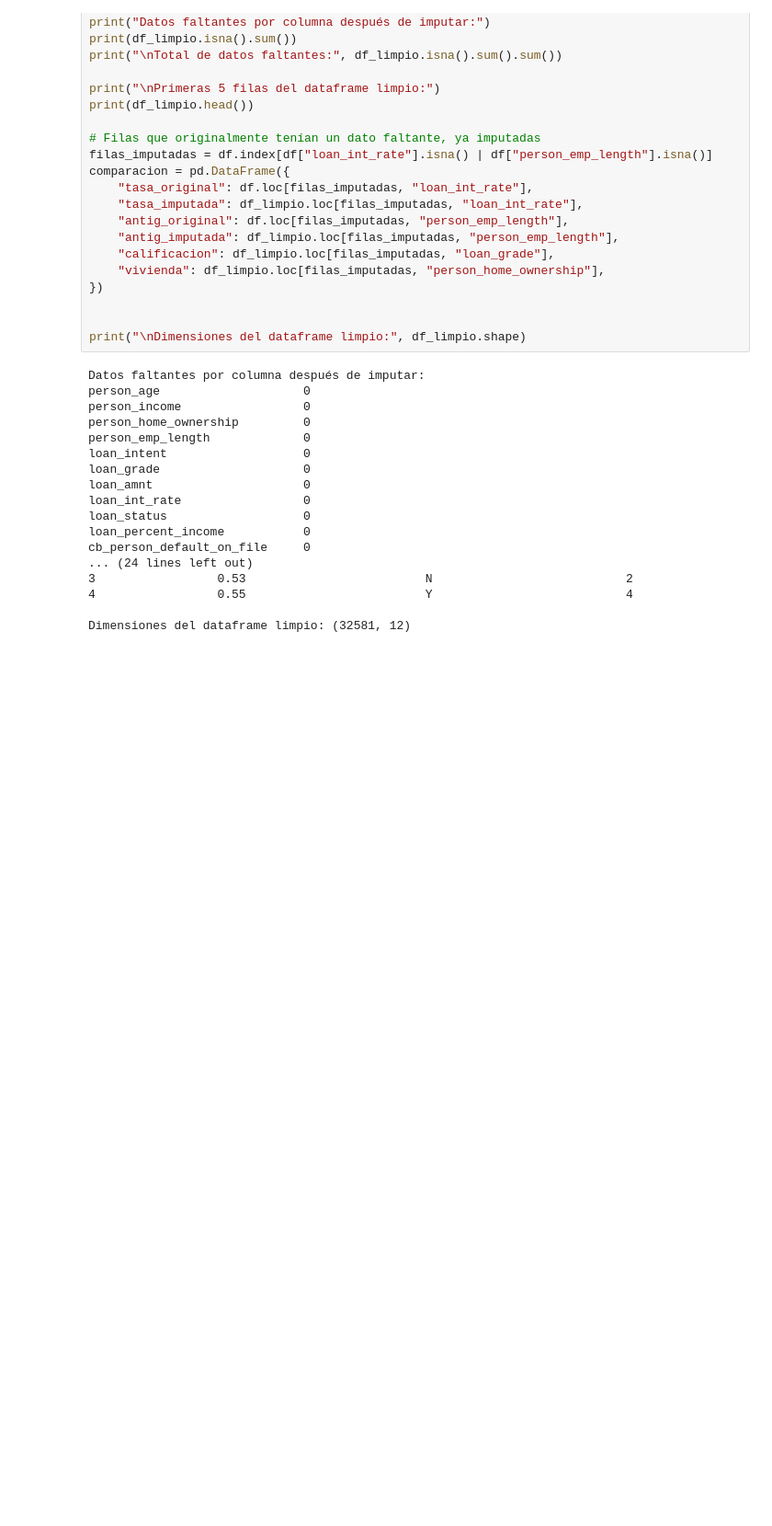
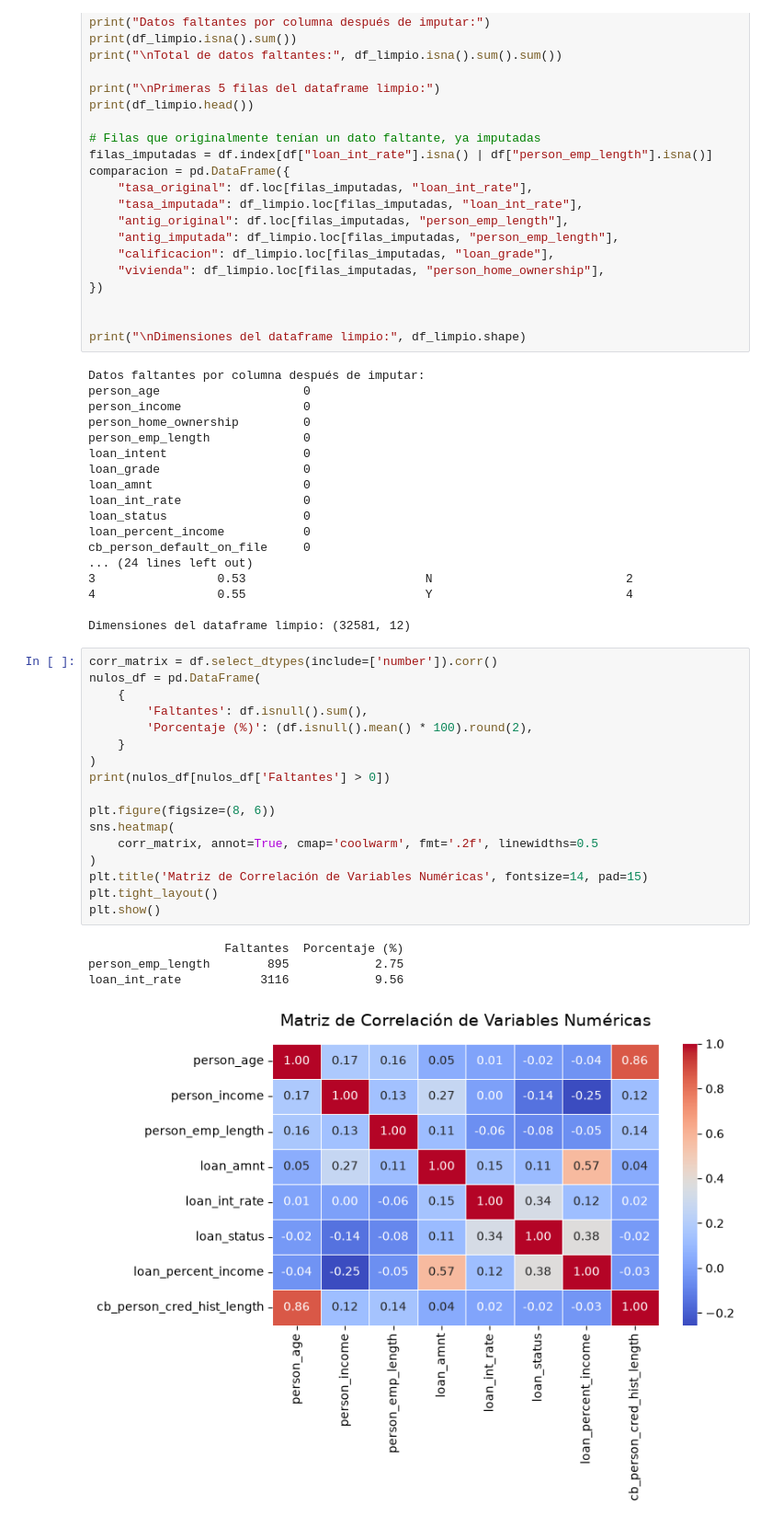
Before and after one commit to Nicolas-1212/Proyecto-Credit-Risk, a Jupyter notebook: cuadernos/exploracion_Samuel-B.ipynb, the cells around one changed output. Shown at 92% size. Saved outputs shown, nothing was run; the diff lists cells and outputs as text; blank space fills up the shorter version.

```diff
--- a/cuadernos/exploracion_Samuel-B.ipynb
+++ b/cuadernos/exploracion_Samuel-B.ipynb
@@ -93,3 +93,25 @@ cb_person_default_on_file     0
 4                 0.55                         Y                           4
 
 Dimensiones del dataframe limpio: (32581, 12)
+# %%
+corr_matrix = df.select_dtypes(include=['number']).corr()
+nulos_df = pd.DataFrame(
+    {
+        'Faltantes': df.isnull().sum(),
+        'Porcentaje (%)': (df.isnull().mean() * 100).round(2),
+    }
+)
+print(nulos_df[nulos_df['Faltantes'] > 0])
+
+plt.figure(figsize=(8, 6))
+sns.heatmap(
+    corr_matrix, annot=True, cmap='coolwarm', fmt='.2f', linewidths=0.5
+)
+plt.title('Matriz de Correlación de Variables Numéricas', fontsize=14, pad=15)
+plt.tight_layout()
+plt.show()
+# %% [output]
+                   Faltantes  Porcentaje (%)
+person_emp_length        895            2.75
+loan_int_rate           3116            9.56
+[figure, added]
```
